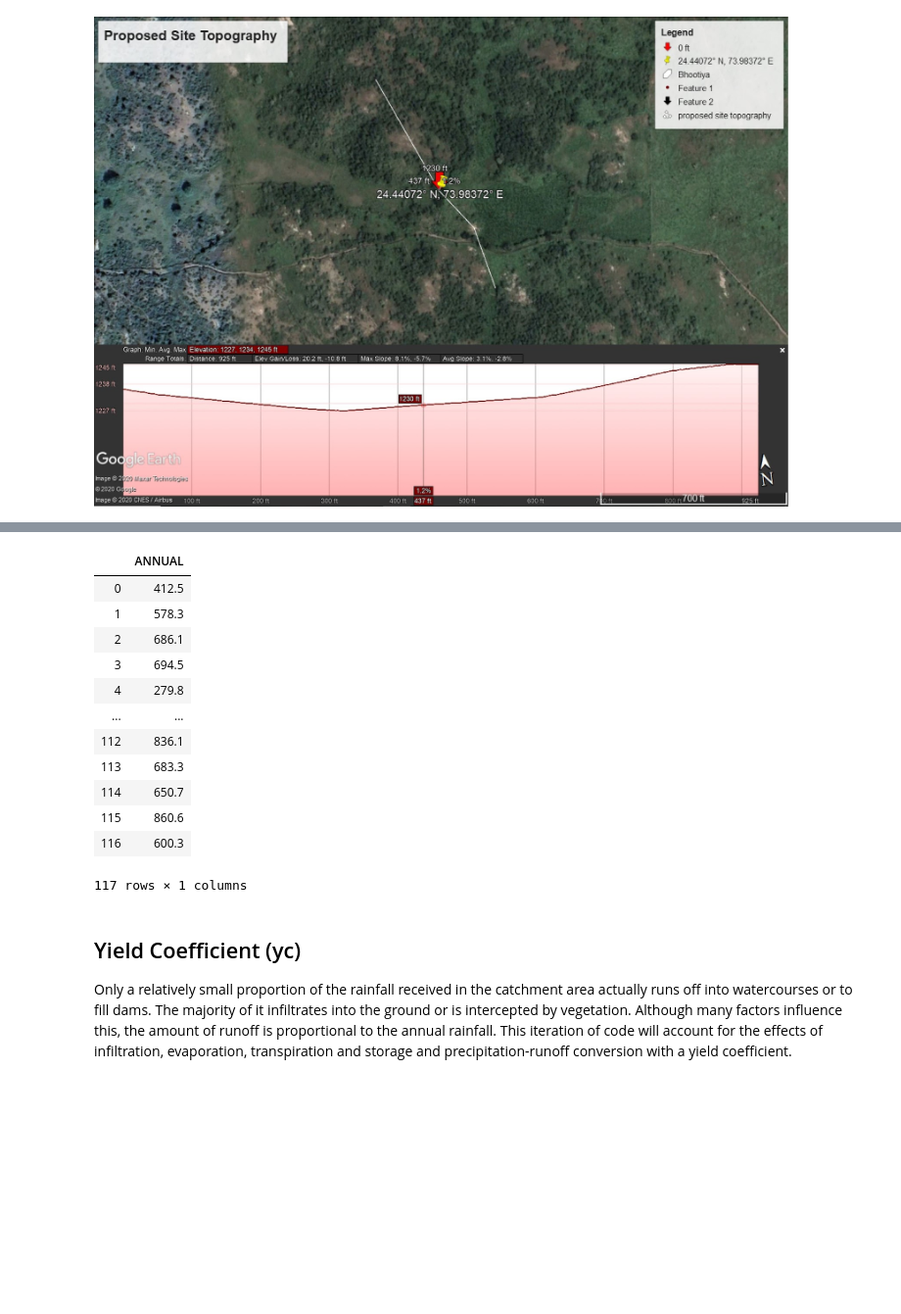
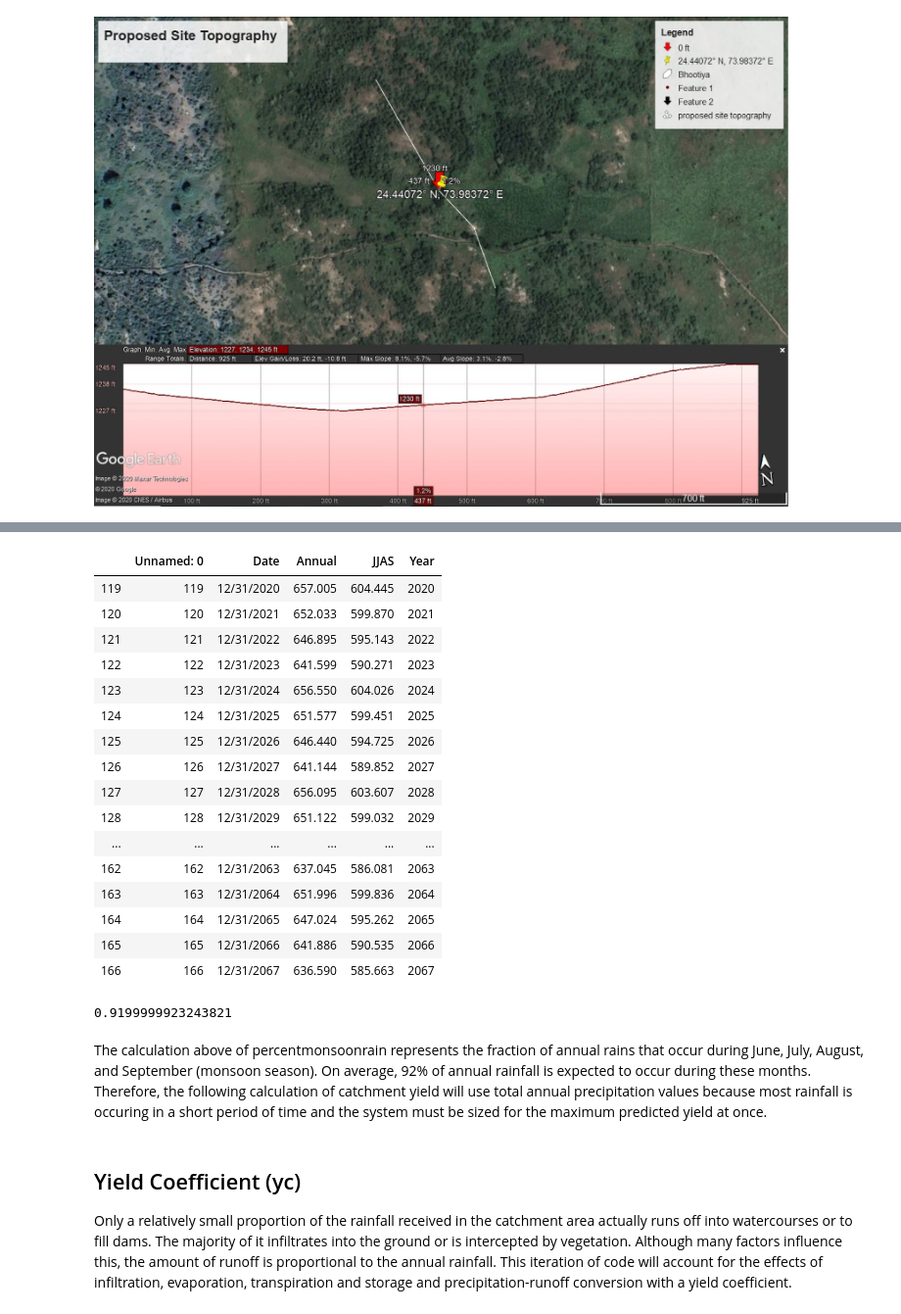
Before and after one commit to sophiaertel/CE6800_TermProject_Group1, a Jupyter notebook: HydraulicModel_SERTEL.ipynb, the cells around one changed output, grey strips where cells are left out. Shown at 98% size. Cells and saved outputs as stored; diff of their text form; code cells hidden in the pictures; blank space fills up the shorter version.

```diff
--- a/HydraulicModel_SERTEL.ipynb
+++ b/HydraulicModel_SERTEL.ipynb
@@ -33,23 +36,2 @@ Moving forward, annual rainfall averages will be imported as csv from the Predic
 # %%
 import pandas as pd
-# %%
-# For a more detailed explanation of the data cleansing of precipitation dataset available on data.gov.in refer to the notebook file General_SERTEL
-p = pd.read_csv('C:\\Users\\sophiaertel\\CE6800\\Subdivision_Rainfall1901-2017.csv')
-p = p[p.SUBDIVISION == 'East Rajasthan']
-p = p.drop(columns=['YEAR','SUBDIVISION','JAN','FEB','MAR', 'APR','MAY','JUN','JUL', 'AUG','SEP','OCT','NOV', 'DEC', 'JF', 'MAM', 'JJAS', 'OND'])
-p.reset_index(drop=True, inplace = True)
-p
-# %% [output]
-|  | ANNUAL |
-| 0 | 412.5 |
-| 1 | 578.3 |
-| 2 | 686.1 |
-| 3 | 694.5 |
-| 4 | 279.8 |
-| ... | ... |
-| 112 | 836.1 |
-| 113 | 683.3 |
-| 114 | 650.7 |
-| 115 | 860.6 |
-| 116 | 600.3 |
-117 rows × 1 columns
@@ -55,0 +41,29 @@ p
+# %%
+# Show precipitation predictions for the years 2020 through 2067
+p = p[119:]
+p
+# %% [output]
+|  | Unnamed: 0 | Date | Annual | JJAS | Year |
+| 119 | 119 | 12/31/2020 | 657.005 | 604.445 | 2020 |
+| 120 | 120 | 12/31/2021 | 652.033 | 599.870 | 2021 |
+| 121 | 121 | 12/31/2022 | 646.895 | 595.143 | 2022 |
+| 122 | 122 | 12/31/2023 | 641.599 | 590.271 | 2023 |
+| 123 | 123 | 12/31/2024 | 656.550 | 604.026 | 2024 |
+| 124 | 124 | 12/31/2025 | 651.577 | 599.451 | 2025 |
+| 125 | 125 | 12/31/2026 | 646.440 | 594.725 | 2026 |
+| 126 | 126 | 12/31/2027 | 641.144 | 589.852 | 2027 |
+| 127 | 127 | 12/31/2028 | 656.095 | 603.607 | 2028 |
+| 128 | 128 | 12/31/2029 | 651.122 | 599.032 | 2029 |
+| ... | ... | ... | ... | ... | ... |
+| 162 | 162 | 12/31/2063 | 637.045 | 586.081 | 2063 |
+| 163 | 163 | 12/31/2064 | 651.996 | 599.836 | 2064 |
+| 164 | 164 | 12/31/2065 | 647.024 | 595.262 | 2065 |
+| 165 | 165 | 12/31/2066 | 641.886 | 590.535 | 2066 |
+| 166 | 166 | 12/31/2067 | 636.590 | 585.663 | 2067 |
+# %%
+percentmonsoonrain = p['JJAS'] / p['Annual']
+percentmonsoonrain.mean()
+# %% [output]
+0.9199999923243821
+# %% [markdown]
+The calculation above of percentmonsoonrain represents the fraction of annual rains that occur during June, July, August, and September (monsoon season). On average, 92% of annual rainfall is expected to occur during these months. Therefore, the following calculation of catchment yield will use total annual precipitation values because most rainfall is occuring in a short period of time and the system must be sized for the maximum predicted yield at once.
```
Also changed, not shown: parts of 14 cells of this notebook.
